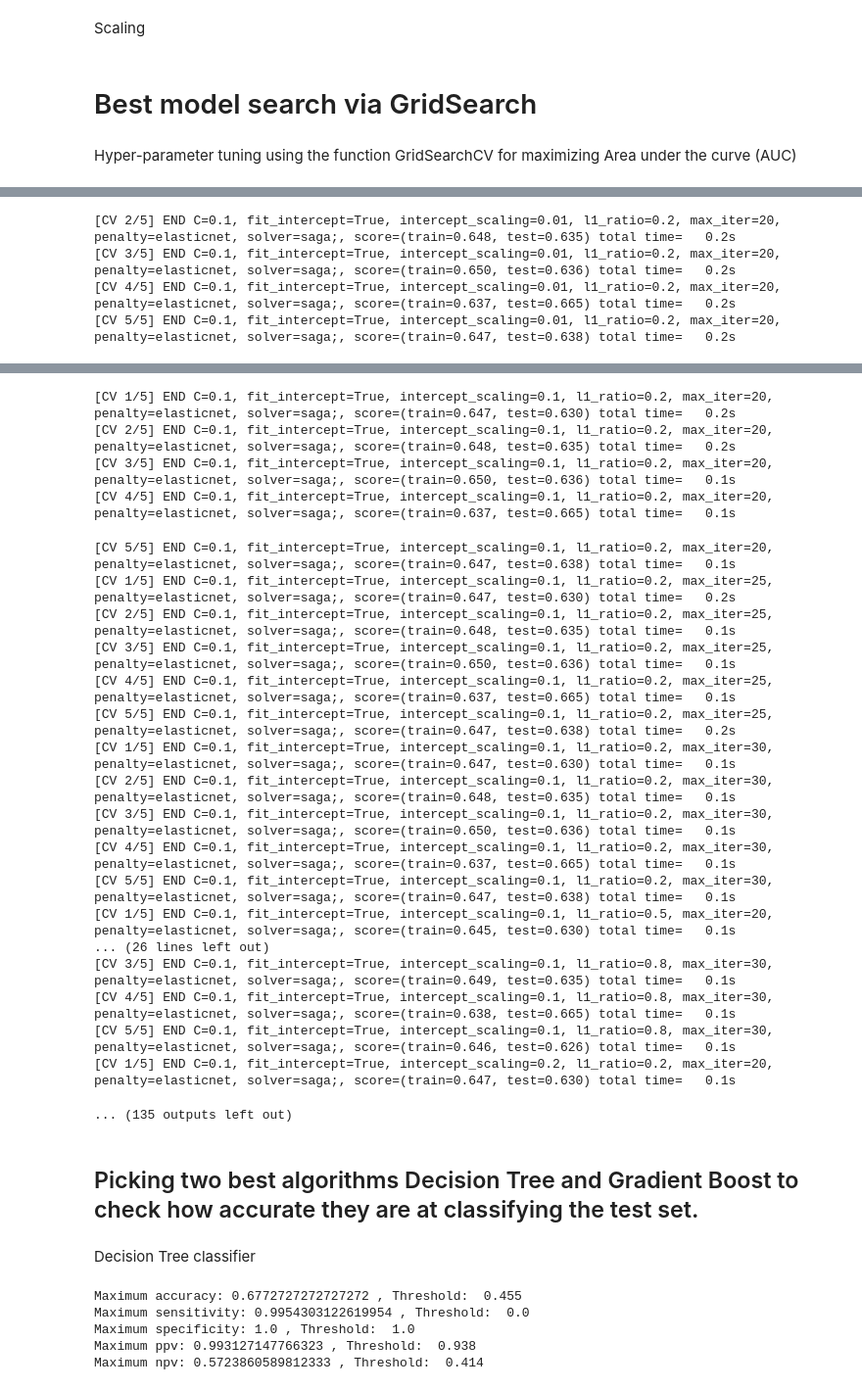
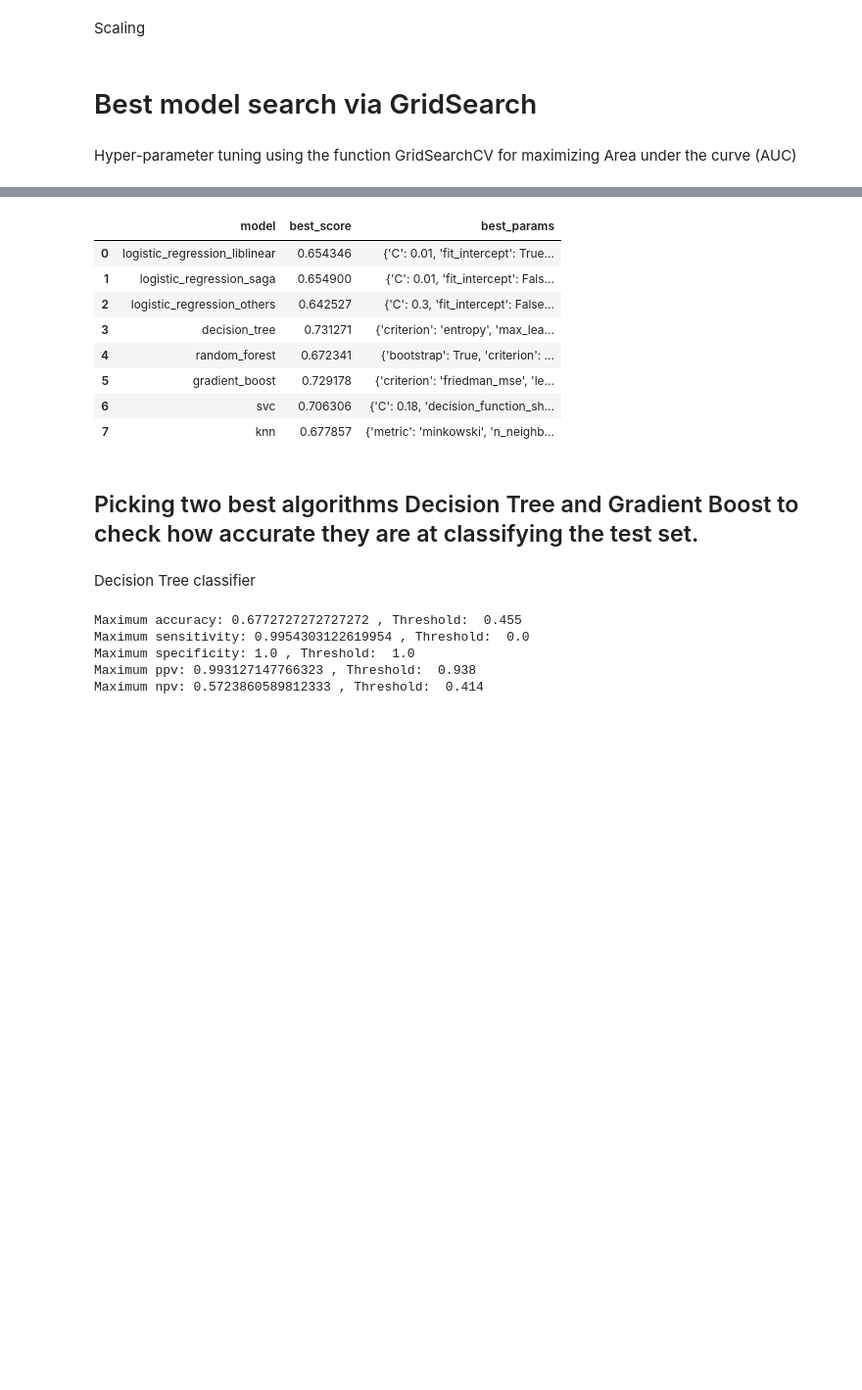
Before and after one commit to KamilShaydullin/Shipping-Classification, a Jupyter notebook: Shipping_reached_on_time_classification.ipynb, the cells around one changed output, grey strips where cells are left out. Shown: that part at 98% size. Saved outputs shown, nothing was run; the diff lists cells and outputs as text; code cells hidden in the pictures; blank space fills up the shorter version.

```diff
--- a/Shipping_reached_on_time_classification.ipynb
+++ b/Shipping_reached_on_time_classification.ipynb
@@ -224,13 +227,13 @@ LR_params_saga = {
              'fit_intercept' : [True, False],
              'intercept_scaling' : [0.01, 0.1, 0.2],
              'max_iter': [20, 25, 30],
-             'l1_ratio' : [0.2, 0.5, 0.8],
+             'l1_ratio' : [0.2, 0.5, 0.8, 0.95],
              'solver' : ['saga']
              }
 
 LR_params_others = {
              'penalty' : ['l2'],
-             'C' : [0.01, 0.1, 0.2],
+             'C' : [0.1, 0.2, 0.3],
              'fit_intercept' : [True, False],
              'intercept_scaling' : [0.01, 0.1, 0.2],
              'max_iter': [20, 25, 30],
@@ -252,14 +255,14 @@ RF_params = {
 
 GBC_params = {
               'n_estimators': [222, 223, 224],
-              'learning_rate': [0.01],
+              'learning_rate': [0.01, 0.1, 0.2],
               'loss' : ['log_loss'],
               'criterion' : ['friedman_mse'],
               'max_depth' : [ 3, 4, 5]
               }
 
 SVC_params = {
-              'C': [0.193, 0.194, 0.195],
+              'C': [0.18, 0.185, 0.193,],
               'kernel': ['linear', 'poly', 'rbf'],
               'gamma': ['scale', 'auto'],
               'decision_function_shape' : ['ovo', 'ovr']
@@ -320,8 +323,11 @@ Hyper-parameter tuning using the function GridSearchCV for maximizing Area under
 score_func = make_scorer(roc_auc_score, greater_is_better=True)
 scores = []
 
+warnings.filterwarnings("ignore", category=FitFailedWarning)
+warnings.filterwarnings("ignore", category=ConvergenceWarning)
+
 for model_name, mp in model_params.items():
-    classifier =  GridSearchCV(estimator = mp['model'], param_grid = mp['params'], cv=5, scoring = score_func, return_train_score=True, verbose = 3)
+    classifier =  GridSearchCV(estimator = mp['model'], param_grid = mp['params'], cv=5, scoring = score_func, return_train_score=True, verbose = 0)
     classifier.fit(X_train, y_train)
     scores.append({
         'model': model_name,
@@ -472,4 +341,0 @@ Fitting 5 folds for each of 108 candidates, totalling 540 fits
-[CV 2/5] END C=0.1, fit_intercept=True, intercept_scaling=0.01, l1_ratio=0.2, max_iter=20, penalty=elasticnet, solver=saga;, score=(train=0.648, test=0.635) total time=   0.2s
-[CV 3/5] END C=0.1, fit_intercept=True, intercept_scaling=0.01, l1_ratio=0.2, max_iter=20, penalty=elasticnet, solver=saga;, score=(train=0.650, test=0.636) total time=   0.2s
-[CV 4/5] END C=0.1, fit_intercept=True, intercept_scaling=0.01, l1_ratio=0.2, max_iter=20, penalty=elasticnet, solver=saga;, score=(train=0.637, test=0.665) total time=   0.2s
-[CV 5/5] END C=0.1, fit_intercept=True, intercept_scaling=0.01, l1_ratio=0.2, max_iter=20, penalty=elasticnet, solver=saga;, score=(train=0.647, test=0.638) total time=   0.2s
@@ -493,25 +342,12 @@ Fitting 5 folds for each of 108 candidates, totalling 540 fits
-[CV 1/5] END C=0.1, fit_intercept=True, intercept_scaling=0.1, l1_ratio=0.2, max_iter=20, penalty=elasticnet, solver=saga;, score=(train=0.647, test=0.630) total time=   0.2s
-[CV 2/5] END C=0.1, fit_intercept=True, intercept_scaling=0.1, l1_ratio=0.2, max_iter=20, penalty=elasticnet, solver=saga;, score=(train=0.648, test=0.635) total time=   0.2s
-[CV 3/5] END C=0.1, fit_intercept=True, intercept_scaling=0.1, l1_ratio=0.2, max_iter=20, penalty=elasticnet, solver=saga;, score=(train=0.650, test=0.636) total time=   0.1s
-[CV 4/5] END C=0.1, fit_intercept=True, intercept_scaling=0.1, l1_ratio=0.2, max_iter=20, penalty=elasticnet, solver=saga;, score=(train=0.637, test=0.665) total time=   0.1s
-[CV 5/5] END C=0.1, fit_intercept=True, intercept_scaling=0.1, l1_ratio=0.2, max_iter=20, penalty=elasticnet, solver=saga;, score=(train=0.647, test=0.638) total time=   0.1s
-[CV 1/5] END C=0.1, fit_intercept=True, intercept_scaling=0.1, l1_ratio=0.2, max_iter=25, penalty=elasticnet, solver=saga;, score=(train=0.647, test=0.630) total time=   0.2s
-[CV 2/5] END C=0.1, fit_intercept=True, intercept_scaling=0.1, l1_ratio=0.2, max_iter=25, penalty=elasticnet, solver=saga;, score=(train=0.648, test=0.635) total time=   0.1s
-[CV 3/5] END C=0.1, fit_intercept=True, intercept_scaling=0.1, l1_ratio=0.2, max_iter=25, penalty=elasticnet, solver=saga;, score=(train=0.650, test=0.636) total time=   0.1s
-[CV 4/5] END C=0.1, fit_intercept=True, intercept_scaling=0.1, l1_ratio=0.2, max_iter=25, penalty=elasticnet, solver=saga;, score=(train=0.637, test=0.665) total time=   0.1s
-[CV 5/5] END C=0.1, fit_intercept=True, intercept_scaling=0.1, l1_ratio=0.2, max_iter=25, penalty=elasticnet, solver=saga;, score=(train=0.647, test=0.638) total time=   0.2s
-[CV 1/5] END C=0.1, fit_intercept=True, intercept_scaling=0.1, l1_ratio=0.2, max_iter=30, penalty=elasticnet, solver=saga;, score=(train=0.647, test=0.630) total time=   0.1s
-[CV 2/5] END C=0.1, fit_intercept=True, intercept_scaling=0.1, l1_ratio=0.2, max_iter=30, penalty=elasticnet, solver=saga;, score=(train=0.648, test=0.635) total time=   0.1s
-[CV 3/5] END C=0.1, fit_intercept=True, intercept_scaling=0.1, l1_ratio=0.2, max_iter=30, penalty=elasticnet, solver=saga;, score=(train=0.650, test=0.636) total time=   0.1s
-[CV 4/5] END C=0.1, fit_intercept=True, intercept_scaling=0.1, l1_ratio=0.2, max_iter=30, penalty=elasticnet, solver=saga;, score=(train=0.637, test=0.665) total time=   0.1s
-[CV 5/5] END C=0.1, fit_intercept=True, intercept_scaling=0.1, l1_ratio=0.2, max_iter=30, penalty=elasticnet, solver=saga;, score=(train=0.647, test=0.638) total time=   0.1s
-[CV 1/5] END C=0.1, fit_intercept=True, intercept_scaling=0.1, l1_ratio=0.5, max_iter=20, penalty=elasticnet, solver=saga;, score=(train=0.645, test=0.630) total time=   0.1s
-... (26 lines left out)
-[CV 3/5] END C=0.1, fit_intercept=True, intercept_scaling=0.1, l1_ratio=0.8, max_iter=30, penalty=elasticnet, solver=saga;, score=(train=0.649, test=0.635) total time=   0.1s
-[CV 4/5] END C=0.1, fit_intercept=True, intercept_scaling=0.1, l1_ratio=0.8, max_iter=30, penalty=elasticnet, solver=saga;, score=(train=0.638, test=0.665) total time=   0.1s
-[CV 5/5] END C=0.1, fit_intercept=True, intercept_scaling=0.1, l1_ratio=0.8, max_iter=30, penalty=elasticnet, solver=saga;, score=(train=0.646, test=0.626) total time=   0.1s
-[CV 1/5] END C=0.1, fit_intercept=True, intercept_scaling=0.2, l1_ratio=0.2, max_iter=20, penalty=elasticnet, solver=saga;, score=(train=0.647, test=0.630) total time=   0.1s
-... (135 outputs left out)
+|  | model | best_score | best_params |
+| 0 | logistic_regression_liblinear | 0.654346 | {'C': 0.01, 'fit_intercept': True... |
+| 1 | logistic_regression_saga | 0.654900 | {'C': 0.01, 'fit_intercept': Fals... |
+| 2 | logistic_regression_others | 0.642527 | {'C': 0.3, 'fit_intercept': False... |
+| 3 | decision_tree | 0.731271 | {'criterion': 'entropy', 'max_lea... |
+| 4 | random_forest | 0.672341 | {'bootstrap': True, 'criterion': ... |
+| 5 | gradient_boost | 0.729178 | {'criterion': 'friedman_mse', 'le... |
+| 6 | svc | 0.706306 | {'C': 0.18, 'decision_function_sh... |
+| 7 | knn | 0.677857 | {'metric': 'minkowski', 'n_neighb... |
 # %% [markdown]
 ## Picking two best algorithms Decision Tree and Gradient Boost to check how accurate they are at classifying the test set.
 # %% [markdown]
```
Also changed, not shown: parts of 6 cells of this notebook.
